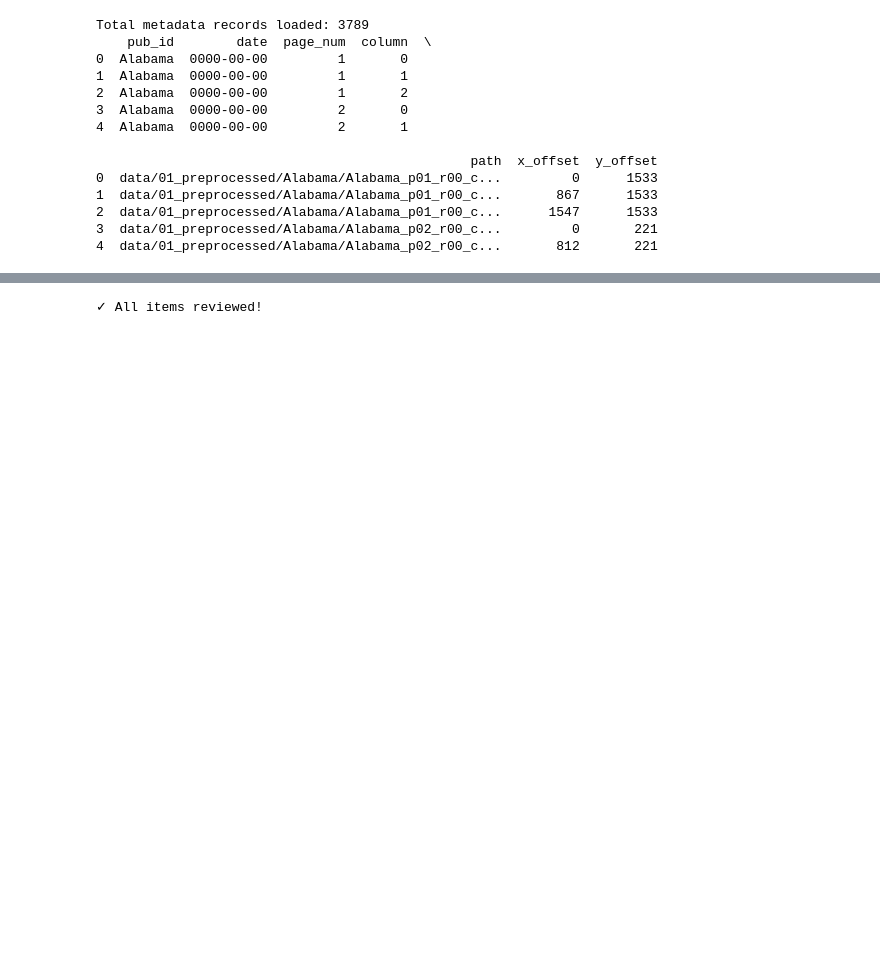
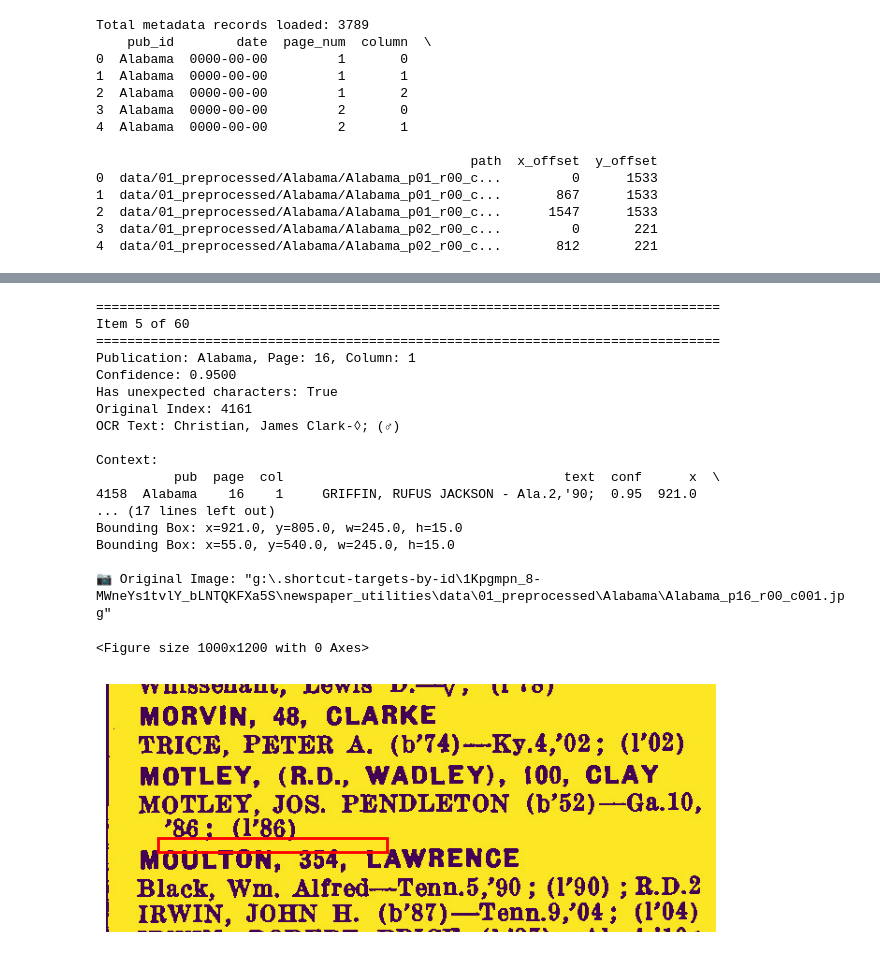
Before and after one commit to SMITH318/directory_parsing, a Jupyter notebook: scripts/02.01_clean_OCR_manual.ipynb, the cells around one changed output, grey strips where cells are left out. Cells and saved outputs as stored; diff of their text form; code cells hidden in the pictures; blank space fills up the shorter version.

```diff
--- a/scripts/02.01_clean_OCR_manual.ipynb
+++ b/scripts/02.01_clean_OCR_manual.ipynb
@@ -177,56 +170,74 @@ def display_review_item(index):
     print(f"Item {index + 1} of {len(df_low_conf)}")
     print(f"{'='*80}")
     print(f"Publication: {row['pub']}, Page: {row['page']}, Column: {row['col']}")
-    print(f"Confidence: {row['conf_numeric']:.4f}")
+    print(f"Confidence: {row['conf']:.4f}")
+    print(f"Has unexpected characters: {row['unexpected_chars']}")
     print(f"Original Index: {orig_index}")
     print(f"OCR Text: {row['text']}")
 
     print(f"\nContext:")
     print(df_ocr.loc[orig_index - 3: orig_index + 4])
     # Display bounding box info
-    bbox = dict(row['bbox'])
-    print(f"Bounding Box: x={bbox['x']}, y={bbox['y']}, w={bbox['width']}, h={bbox['height']}")
+    print(f"Bounding Box: x={row['x']}, y={row['y']}, w={row['width']}, h={row['height']}")
     meta_row = meta_df.loc[
         (meta_df["pub_id"] == row['pub']) &
         (meta_df["page_num"] == row['page']) &
         (meta_df["column"] == row['col'])
     ][["x_offset", "y_offset"]]
-    bbox['x'] -= float(meta_row['x_offset'].iloc[0])
-    bbox['y'] -= float(meta_row['y_offset'].iloc[0])
+    x = row['x'] - float(meta_row['x_offset'].iloc[0]) # offset x for the column images
+    y = row['y'] - float(meta_row['y_offset'].iloc[0])
 
 
-    print(f"Bounding Box: x={bbox['x']}, y={bbox['y']}, w={bbox['width']}, h={bbox['height']}")
+    print(f"Bounding Box: x={x}, y={y}, w={row['width']}, h={row['height']}")
 
     # Display image if found
     if img_path:
         print(f'\n📷 Original Image: "{img_path}"')
         img = Image.open(img_path)
         plt.figure(figsize=(10, 12))
         fig, ax = plt.subplots()
         ax.imshow(img)
         plt.axis('off')
         rect = plt.Rectangle(
-            (bbox['x'], bbox['y']),
-            bbox['width'],
-            bbox['height'],
+            (x, y),
+            row['width'],
+            row['height'],
             linewidth=2,
             edgecolor='red',
             facecolor='none'
         )
 
         ax.add_patch(rect)
         #ax.set_title(f"Original Column Image - {row['pub']} p{row['page']} c{row['col']}")
-        ax.set_ylim(bbox['y'] + 100, bbox['y'] - bbox["height"] - 150)
+        ax.set_ylim(y + 100, y - row["height"] - 150)
         plt.tight_layout()
         plt.show()
     else:
         print(f"⚠️  Original image not found at expected location")
 
 
 # Display first low-confidence item
 display_review_item(4)
 # %% [output]
-✓ All items reviewed!
+================================================================================
+Item 5 of 60
+================================================================================
+Publication: Alabama, Page: 16, Column: 1
+Confidence: 0.9500
+Has unexpected characters: True
+Original Index: 4161
+OCR Text: Christian, James Clark-◊; (♂)
+
+Context:
+          pub  page  col                                    text  conf      x  \
+4158  Alabama    16    1     GRIFFIN, RUFUS JACKSON - Ala.2,'90;  0.95  921.0
+... (17 lines left out)
+Bounding Box: x=921.0, y=805.0, w=245.0, h=15.0
+Bounding Box: x=55.0, y=540.0, w=245.0, h=15.0
+
+📷 Original Image: "g:\.shortcut-targets-by-id\1Kpgmpn_8-MWneYs1tvlY_bLNTQKFXa5S\newspaper_utilities\data\01_preprocessed\Alabama\Alabama_p16_r00_c001.jpg"
+<Figure size 1000x1200 with 0 Axes>
+[figure, added]
 # %%
 # functions for interactions
 def update_display(change=None):
```
Also changed, not shown: parts of 13 cells of this notebook, 1 other file.
